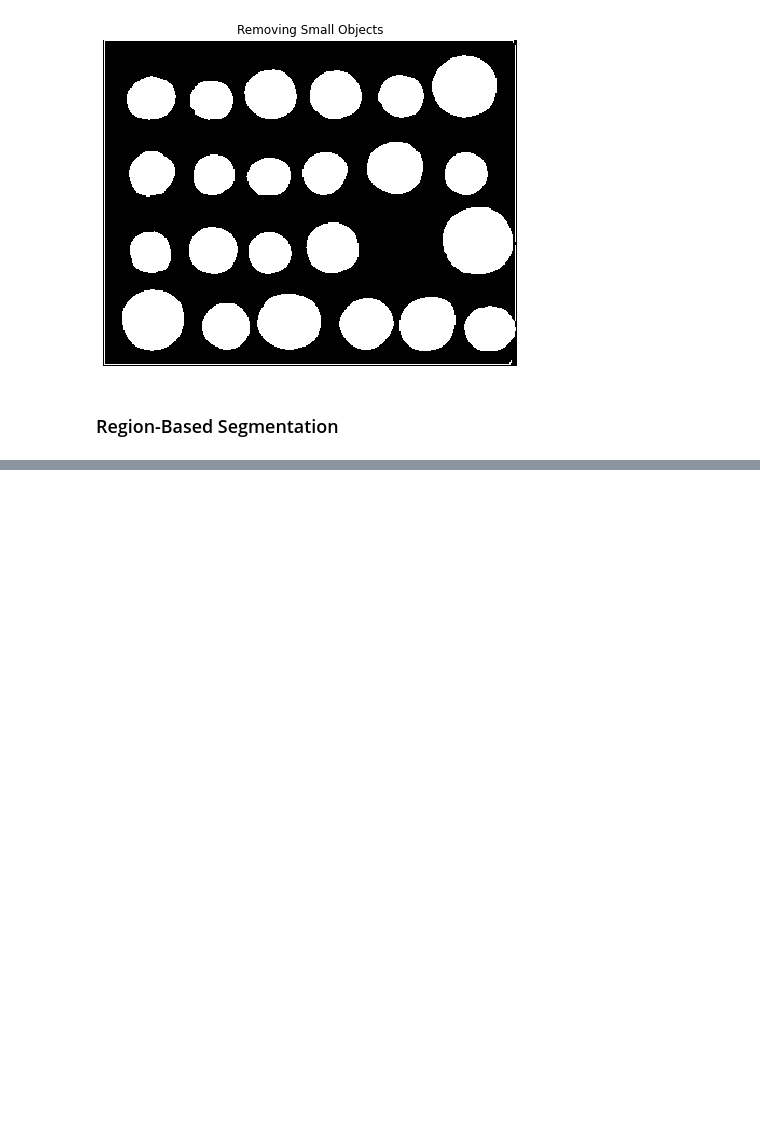
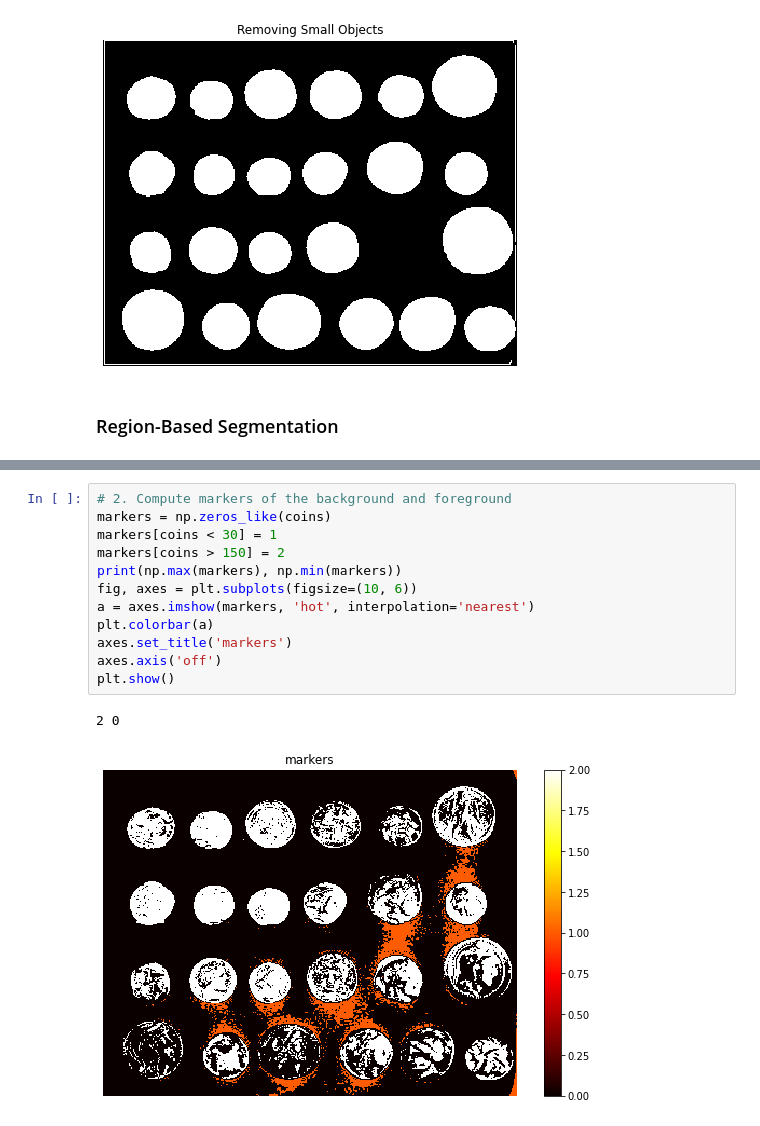
Before and after one commit to kiplimock/image-processing, a Jupyter notebook: image_segmentation.ipynb, the cells around one changed output, grey strips where cells are left out. Drawn from its saved outputs; the diff is of its cells as text; blank space fills up the shorter version.

```diff
--- a/image_segmentation.ipynb
+++ b/image_segmentation.ipynb
@@ -165,0 +176,15 @@ plt.show()
+# %%
+# 2. Compute markers of the background and foreground
+markers = np.zeros_like(coins)
+markers[coins < 30] = 1
+markers[coins > 150] = 2
+print(np.max(markers), np.min(markers))
+fig, axes = plt.subplots(figsize=(10, 6))
+a = axes.imshow(markers, 'hot', interpolation='nearest')
+plt.colorbar(a)
+axes.set_title('markers')
+axes.axis('off')
+plt.show()
+# %% [output]
+2 0
+[figure, added]
```
Also changed, not shown: parts of 4 cells of this notebook.
